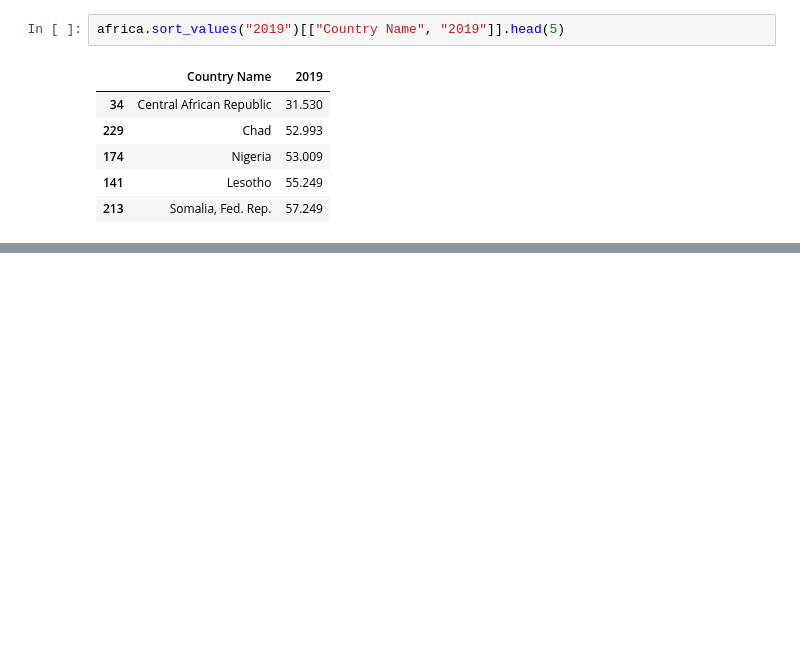
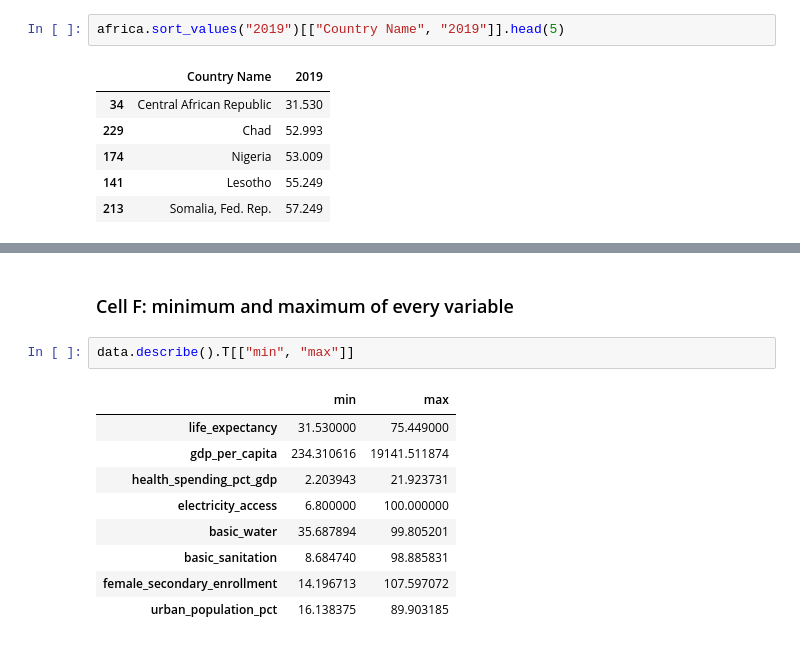
Before and after one commit to joenzau41-png/life-expectancy-africa, a Jupyter notebook: notebooks/01_data_understanding.ipynb, the cells around one changed output, grey strips where cells are left out. Saved outputs shown, nothing was run; the diff lists cells and outputs as text; blank space fills up the shorter version.

```diff
--- a/notebooks/01_data_understanding.ipynb
+++ b/notebooks/01_data_understanding.ipynb
@@ -124,0 +187,14 @@ africa.sort_values("2019")[["Country Name", "2019"]].head(5)
+# %% [markdown]
+### Cell F: minimum and maximum of every variable
+# %%
+data.describe().T[["min", "max"]]
+# %% [output]
+|  | min | max |
+| life_expectancy | 31.530000 | 75.449000 |
+| gdp_per_capita | 234.310616 | 19141.511874 |
+| health_spending_pct_gdp | 2.203943 | 21.923731 |
+| electricity_access | 6.800000 | 100.000000 |
+| basic_water | 35.687894 | 99.805201 |
+| basic_sanitation | 8.684740 | 98.885831 |
+| female_secondary_enrollment | 14.196713 | 107.597072 |
+| urban_population_pct | 16.138375 | 89.903185 |
```
Also changed, not shown: parts of 12 cells of this notebook.
